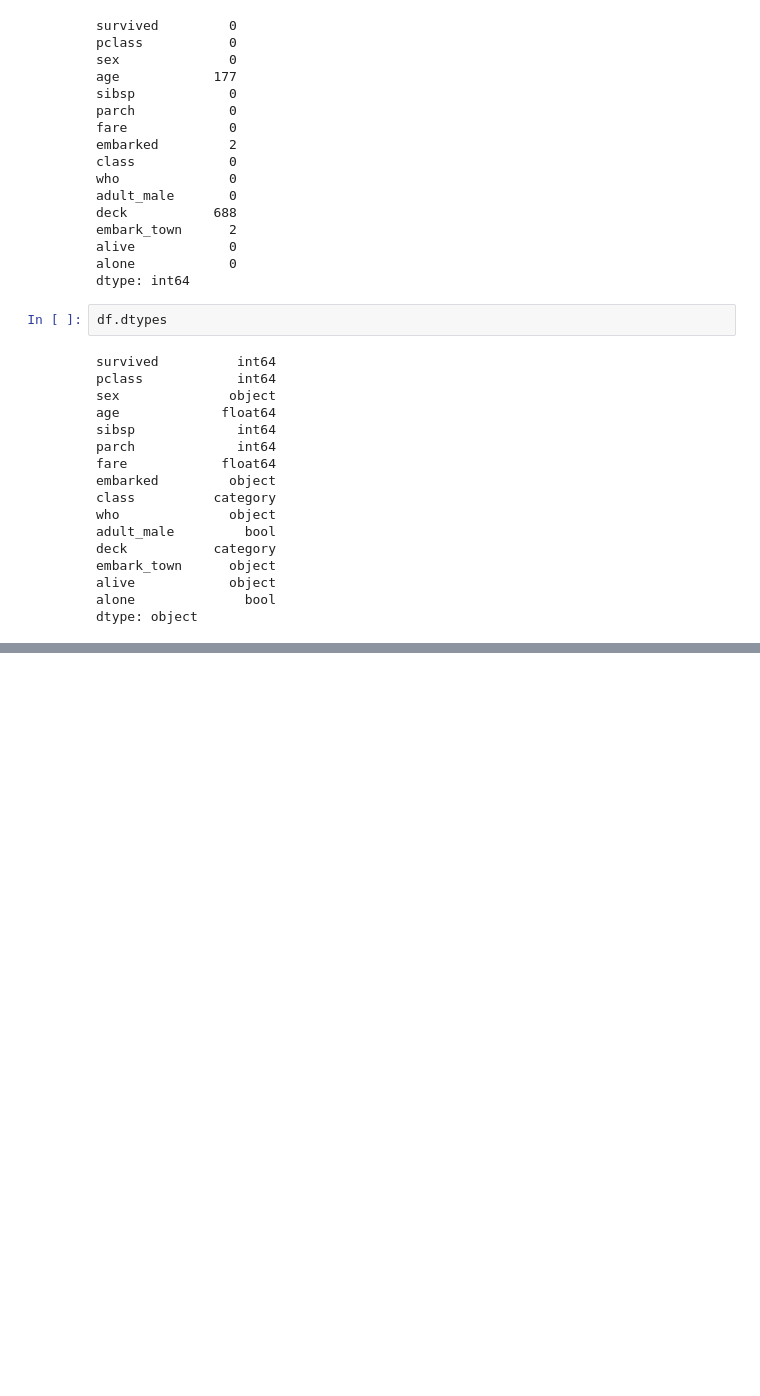
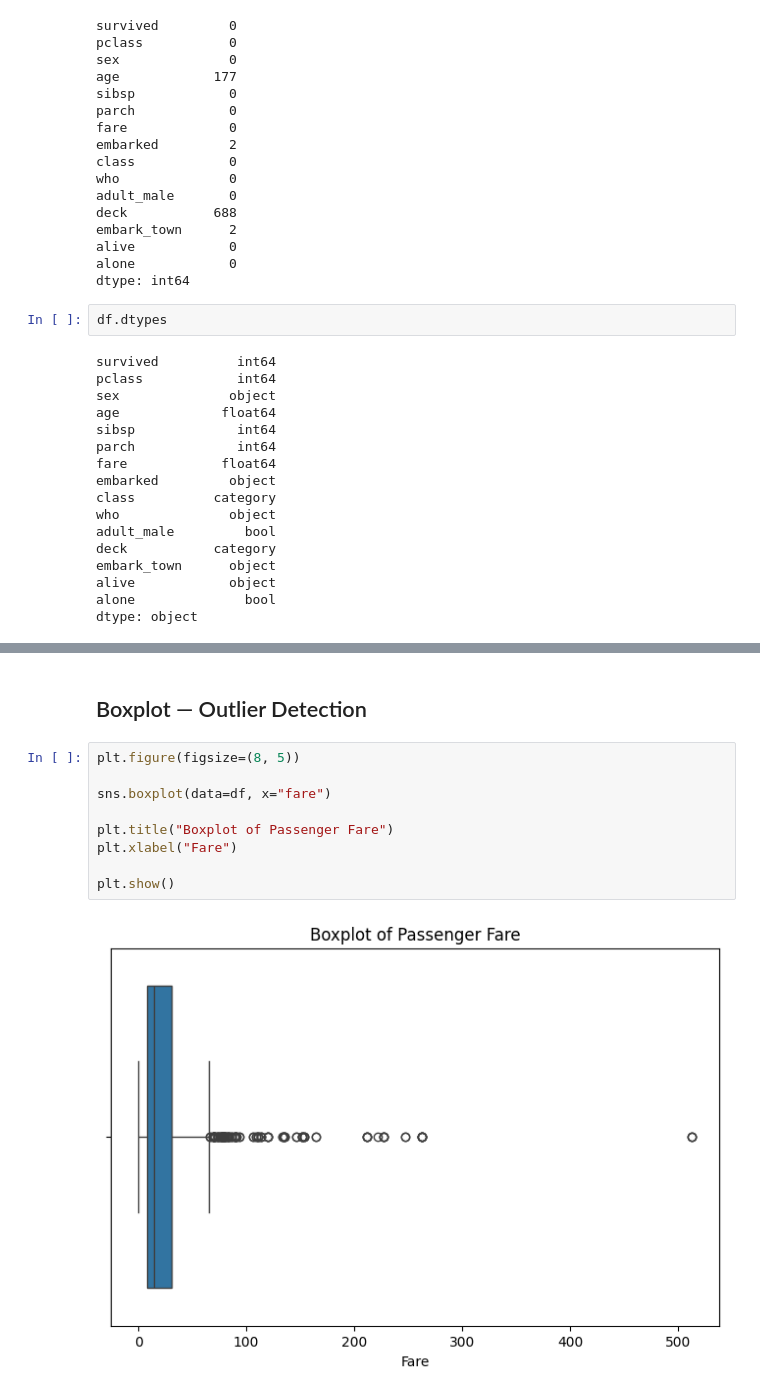
Before and after one commit to nauman1122/neurofive-ml-track, a Jupyter notebook: Week_01/titanic_eda_01.ipynb, the cells around one changed output, grey strips where cells are left out. Cells and saved outputs as stored; diff of their text form; blank space fills up the shorter version.

```diff
--- a/Week_01/titanic_eda_01.ipynb
+++ b/Week_01/titanic_eda_01.ipynb
@@ -96,0 +165,13 @@ This initial exploration shows that missing-value handling and categorical encod
+# %% [markdown]
+## Boxplot — Outlier Detection
+# %%
+plt.figure(figsize=(8, 5))
+
+sns.boxplot(data=df, x="fare")
+
+plt.title("Boxplot of Passenger Fare")
+plt.xlabel("Fare")
+
+plt.show()
+# %% [output]
+[figure, added]
```
Also changed, not shown: parts of 10 cells of this notebook.
